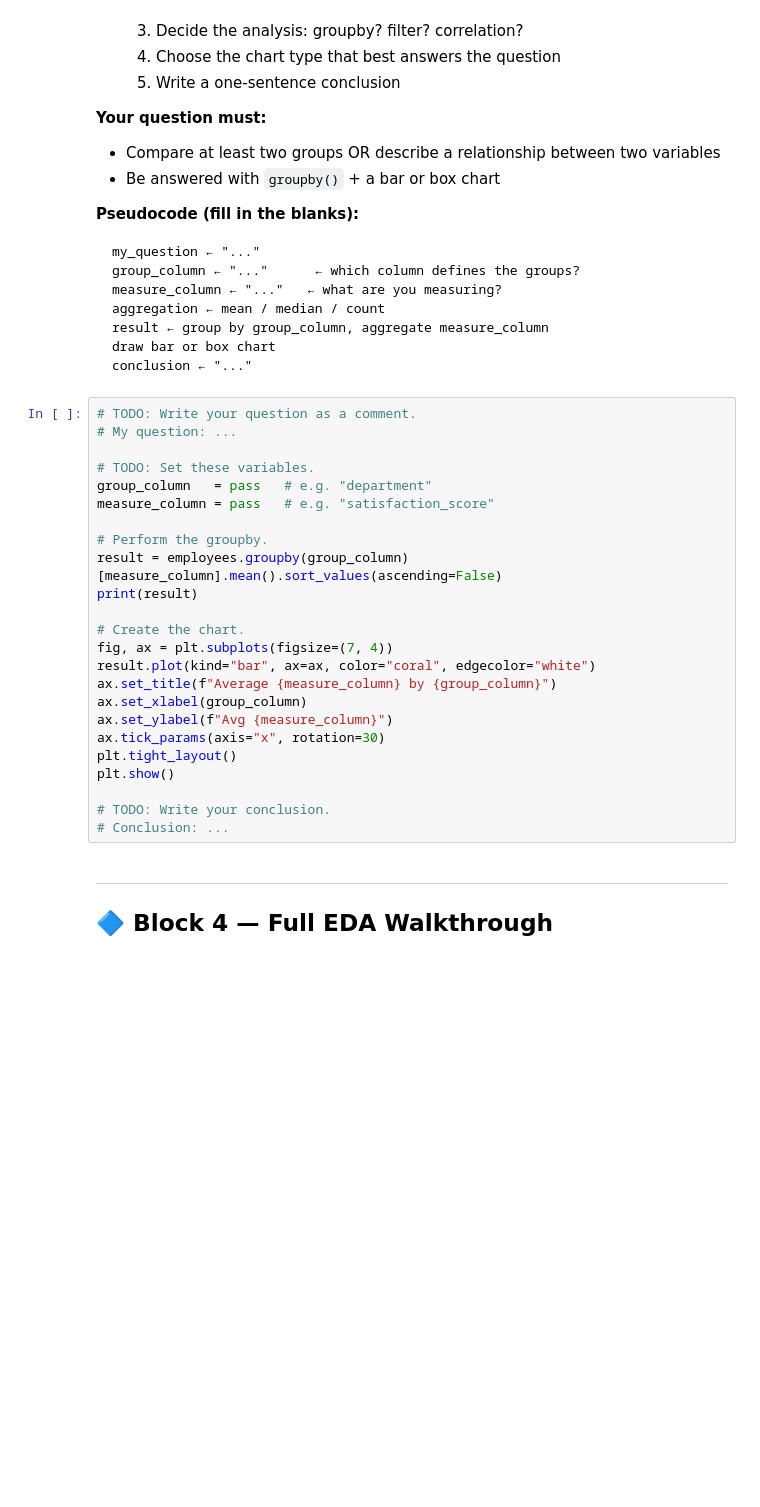
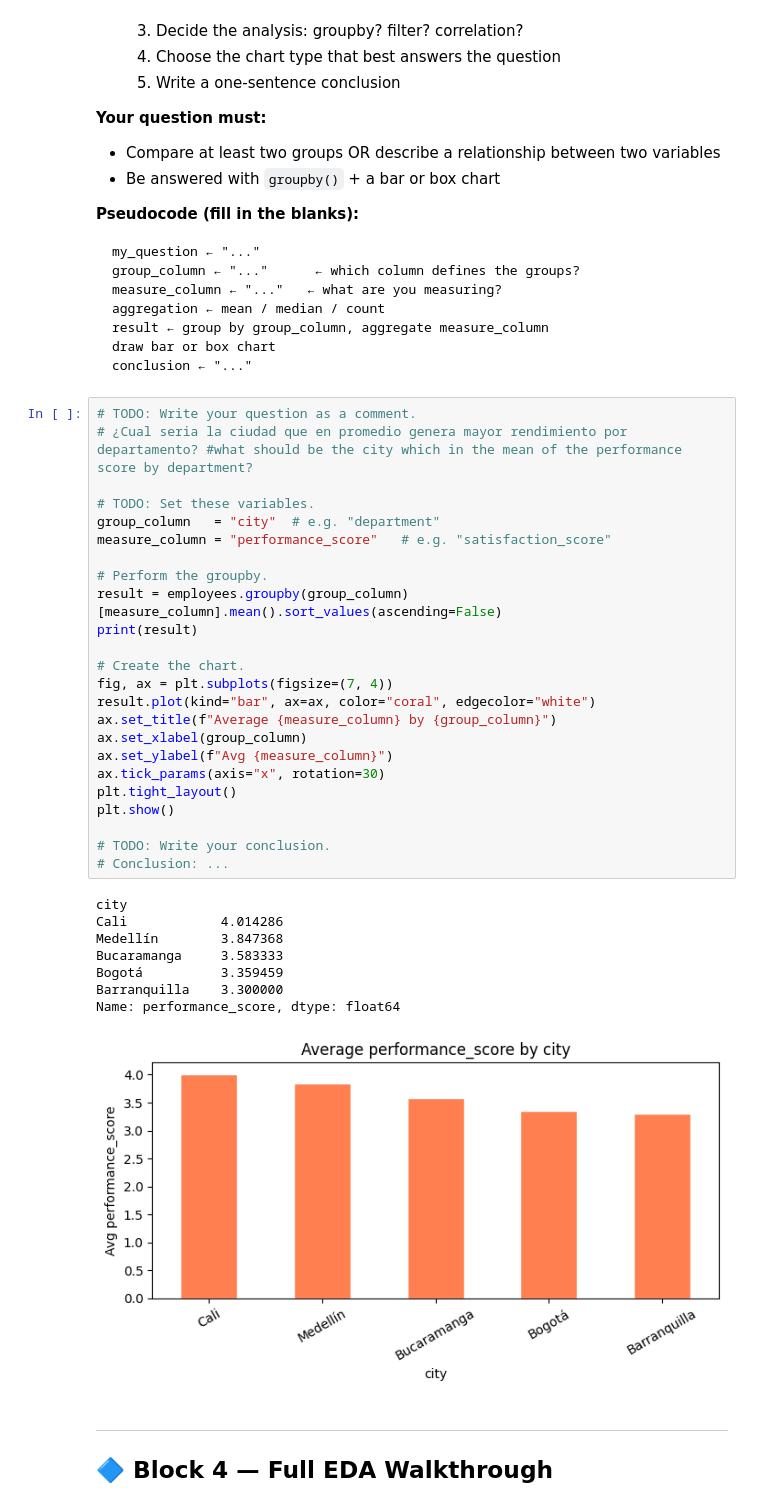
Before and after one commit to juliancho3110/python-courses, a Jupyter notebook: module10/module10_eda.ipynb, the cells around one changed output. Saved outputs shown, nothing was run; the diff lists cells and outputs as text; blank space fills up the shorter version.

````diff
--- a/module10/module10_eda.ipynb
+++ b/module10/module10_eda.ipynb
@@ -572,28 +673,37 @@ conclusion ← "..."
 ```
 # %%
 # TODO: Write your question as a comment.
-# My question: ...
+# ¿Cual seria la ciudad que en promedio genera mayor rendimiento por departamento? #what should be the city which in the mean of the performance score by department?
 
 # TODO: Set these variables.
-group_column   = pass   # e.g. "department"
-measure_column = pass   # e.g. "satisfaction_score"
+group_column   = "city"  # e.g. "department"
+measure_column = "performance_score"   # e.g. "satisfaction_score"
 
 # Perform the groupby.
 result = employees.groupby(group_column)[measure_column].mean().sort_values(ascending=False)
 print(result)
 
 # Create the chart.
 fig, ax = plt.subplots(figsize=(7, 4))
 result.plot(kind="bar", ax=ax, color="coral", edgecolor="white")
 ax.set_title(f"Average {measure_column} by {group_column}")
 ax.set_xlabel(group_column)
 ax.set_ylabel(f"Avg {measure_column}")
 ax.tick_params(axis="x", rotation=30)
 plt.tight_layout()
 plt.show()
 
 # TODO: Write your conclusion.
 # Conclusion: ...
+# %% [output]
+city
+Cali            4.014286
+Medellín        3.847368
+Bucaramanga     3.583333
+Bogotá          3.359459
+Barranquilla    3.300000
+Name: performance_score, dtype: float64
+[figure, added]
 # %% [markdown]
 ---
 ## 🔷 Block 4 — Full EDA Walkthrough
````
Also changed, not shown: parts of 23 cells of this notebook.
